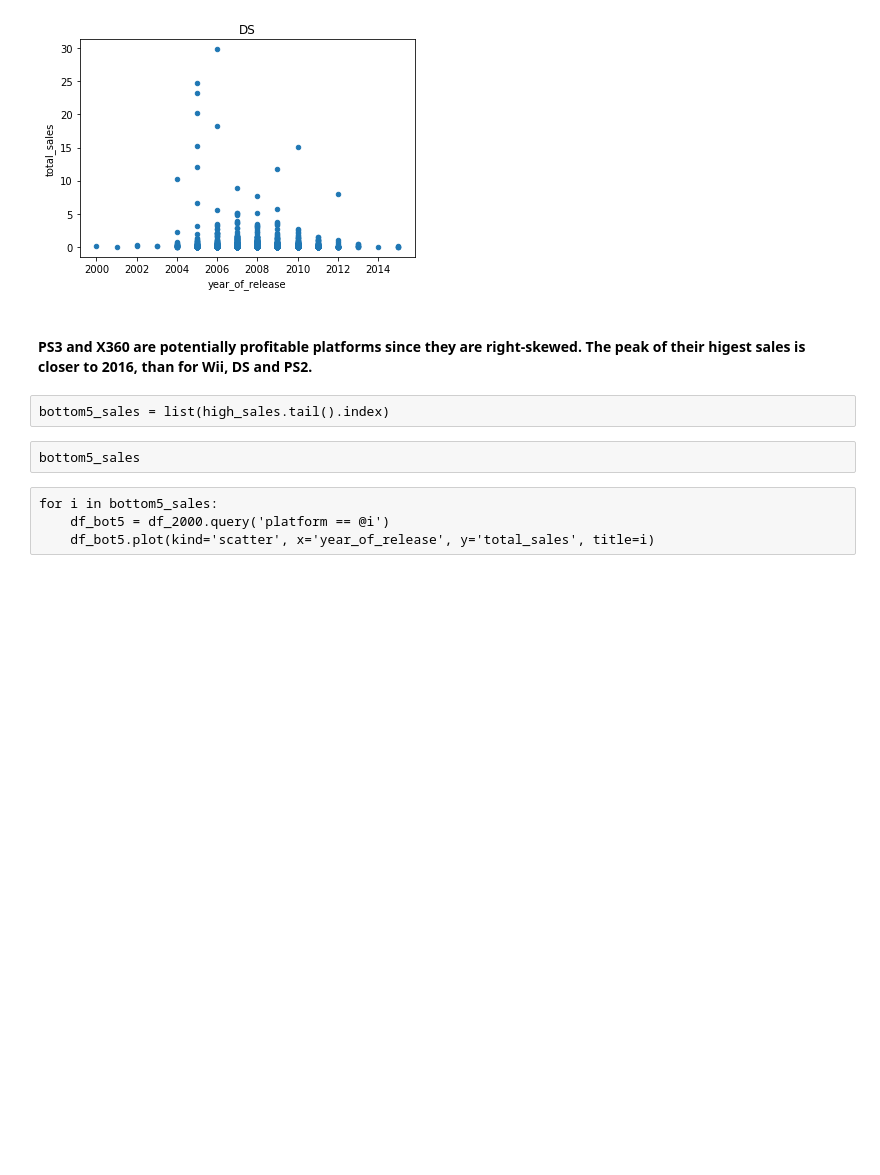
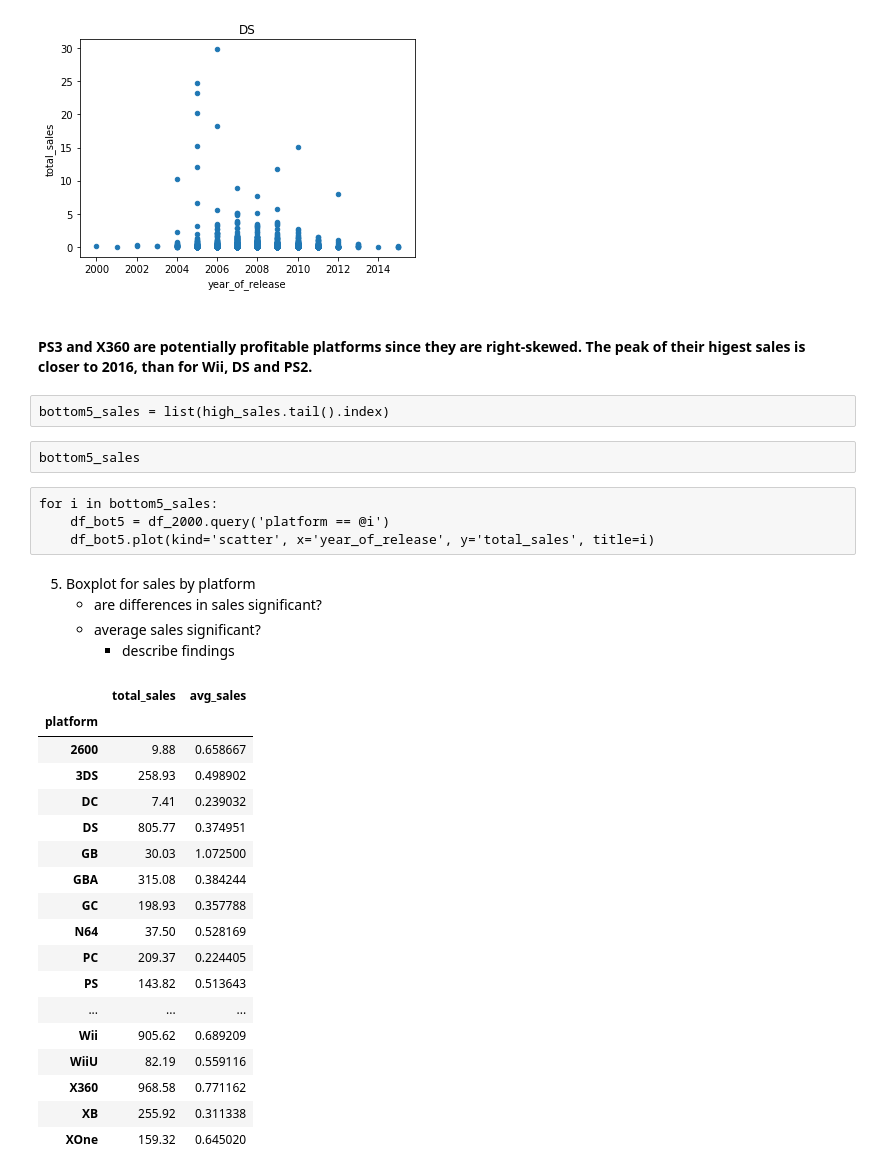
Before and after one commit to Alumasa/data_science_practicum, a Jupyter notebook: Integrated Project v1.ipynb, the cells around one changed output. Cells and saved outputs as stored; diff of their text form; code cells hidden in the pictures; blank space fills up the shorter version.

```diff
--- a/Integrated Project v1.ipynb
+++ b/Integrated Project v1.ipynb
@@ -405,3 +405,31 @@ bottom5_sales
 for i in bottom5_sales:
     df_bot5 = df_2000.query('platform == @i')
     df_bot5.plot(kind='scatter', x='year_of_release', y='total_sales', title=i)
+# %% [markdown]
+5. Boxplot for sales by platform
+    - are differences in sales significant?
+    - average sales significant?
+        - describe findings
+# %%
+platform_sales = df_2000.pivot_table(index='platform', values='total_sales', aggfunc=['sum', 'mean'])
+platform_sales.columns = ['total_sales', 'avg_sales']
+platform_sales
+# %% [output]
+|  | total_sales | avg_sales |
+| platform |  |  |
+| 2600 | 9.88 | 0.658667 |
+| 3DS | 258.93 | 0.498902 |
+| DC | 7.41 | 0.239032 |
+| DS | 805.77 | 0.374951 |
+| GB | 30.03 | 1.072500 |
+| GBA | 315.08 | 0.384244 |
+| GC | 198.93 | 0.357788 |
+| N64 | 37.50 | 0.528169 |
+| PC | 209.37 | 0.224405 |
+| PS | 143.82 | 0.513643 |
+| ... | ... | ... |
+| Wii | 905.62 | 0.689209 |
+| WiiU | 82.19 | 0.559116 |
+| X360 | 968.58 | 0.771162 |
+| XB | 255.92 | 0.311338 |
+| XOne | 159.32 | 0.645020 |
```
Also changed, not shown: parts of 4 cells of this notebook.
